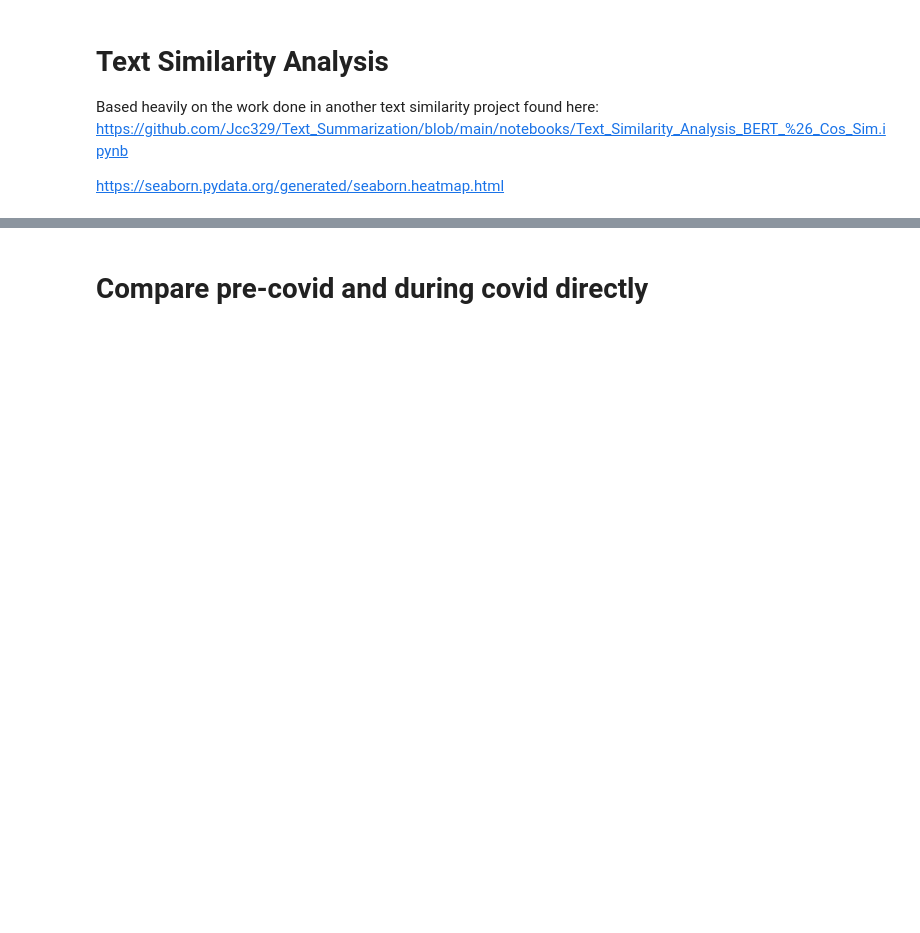
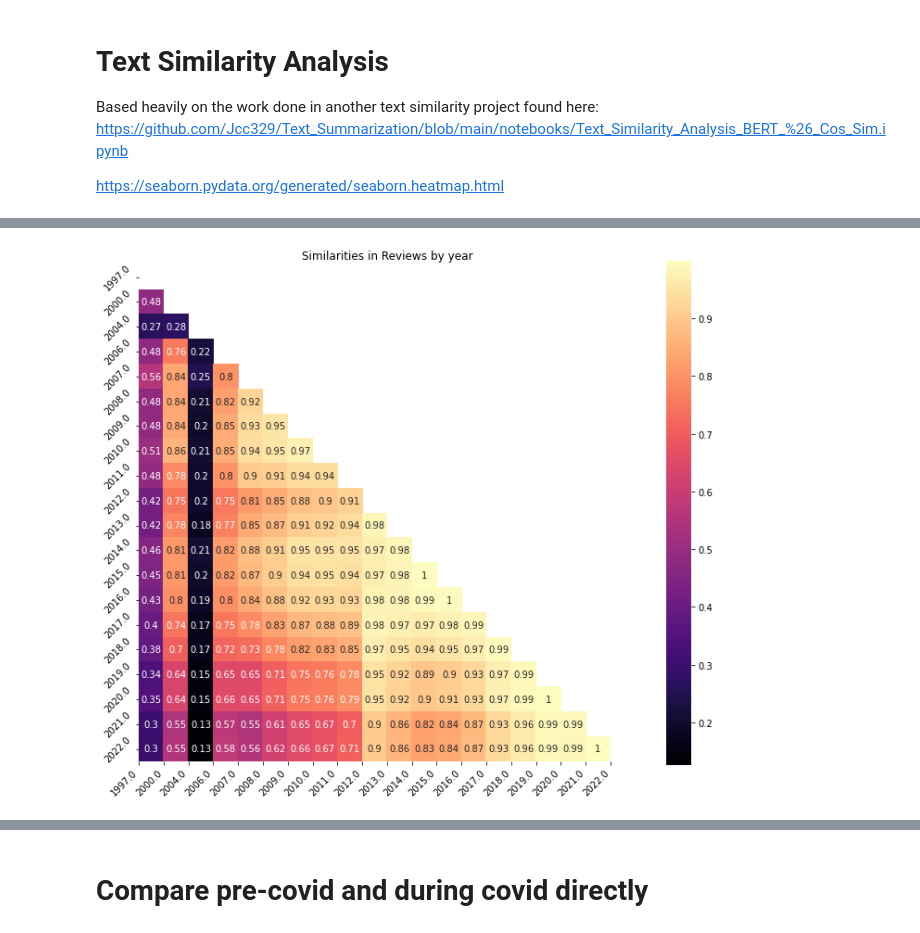
Before and after one commit to Jcc329/Jessica_DATA606, a Jupyter notebook: Notebooks/5.2.Text_Similarity_Analysis.ipynb, the cells around one changed output, grey strips where cells are left out. Drawn from its saved outputs; the diff is of its cells as text; code cells hidden in the pictures; blank space fills up the shorter version.

```diff
--- a/Notebooks/5.2.Text_Similarity_Analysis.ipynb
+++ b/Notebooks/5.2.Text_Similarity_Analysis.ipynb
@@ -197,19 +296,30 @@ pairwise_differences=euclidean_distances(Review_embeddings)
+# %%
+Review_embedingsbyYR = []
+for i in Agg_on_year['Review Embeddings']:
+    Review_embedingsbyYR.append(np.array(i))
+
+pairwise_similarities=cosine_similarity(Review_embedingsbyYR)
+pairwise_differences=euclidean_distances(Review_embedingsbyYR)
 # %%
 # Visualize similarities
 fig, ax = plt.subplots(figsize=(12,10))
 mask = np.zeros_like(pairwise_similarities)
 mask[np.triu_indices_from(mask)] = True
 pairwise_similarities
-ax = sns.heatmap(
-    pairwise_similarities,
-    cmap="magma", mask=mask, annot=True, square=True).set(title='Similarities in Reviews by year')
-ax.set_xticklabels(Agg_on_year['Release Year'])
-ax.set_yticklabels(Agg_on_year['Release Year'])
+fig = sns.heatmap(pairwise_similarities,cmap="magma", mask=mask, annot=True, square=True).set(title='Similarities in Reviews by year')
+ax.set_xticks(range(len(Agg_on_year.index)))
+ax.set_xticklabels(list(Agg_on_year.index))
+ax.set_yticklabels(list(Agg_on_year.index))
 ax.set_xticklabels(
     ax.get_xticklabels(),
     rotation=45,
     horizontalalignment='right');
-ax.title()
+ax.set_yticklabels(
+    ax.get_yticklabels(),
+    rotation=45,
+    horizontalalignment='right');
+# %% [output]
+[figure, added]
 # %%
 # Visualize Differences
 import seaborn as sns
```
Also changed, not shown: parts of 37 cells of this notebook.
